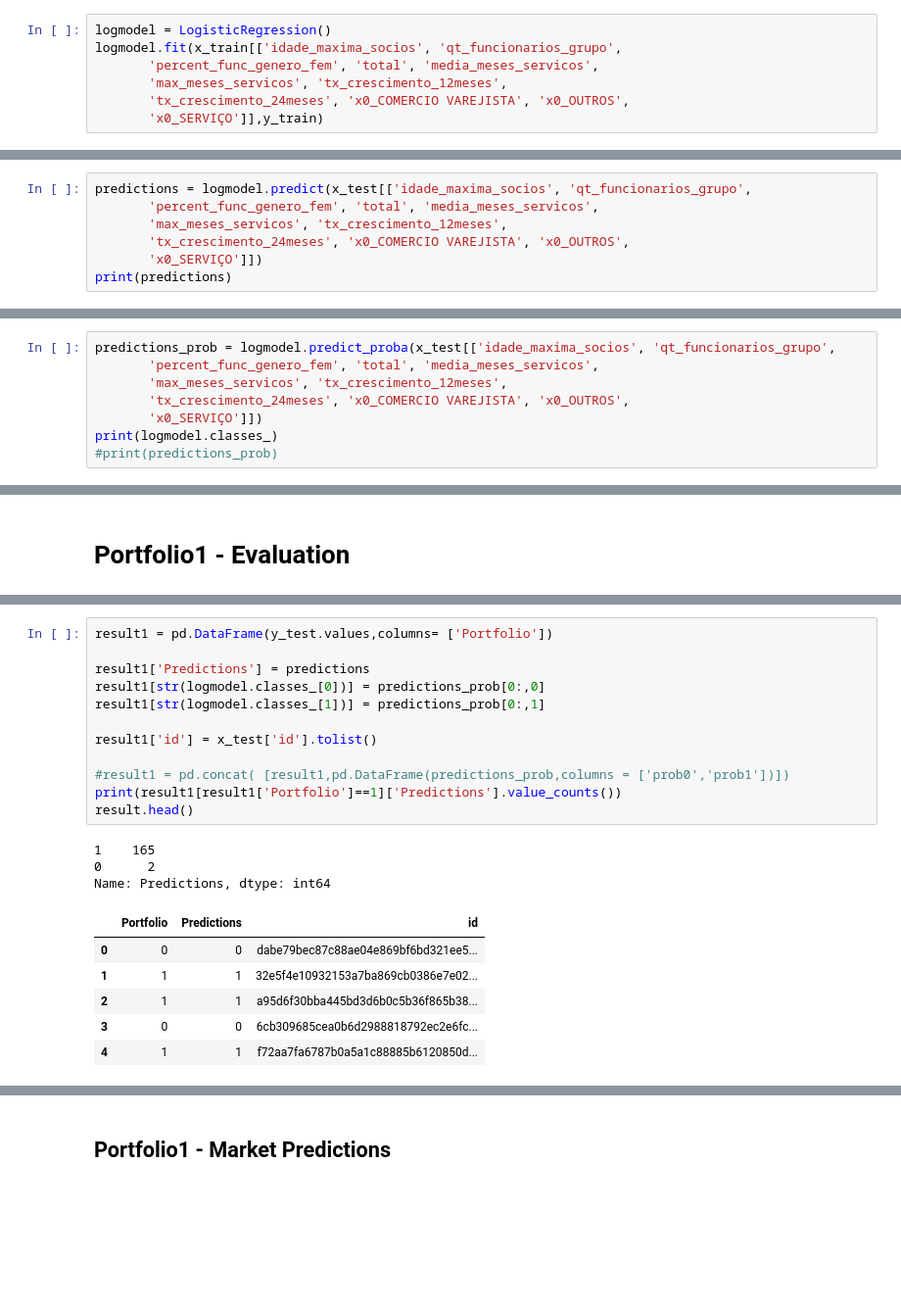
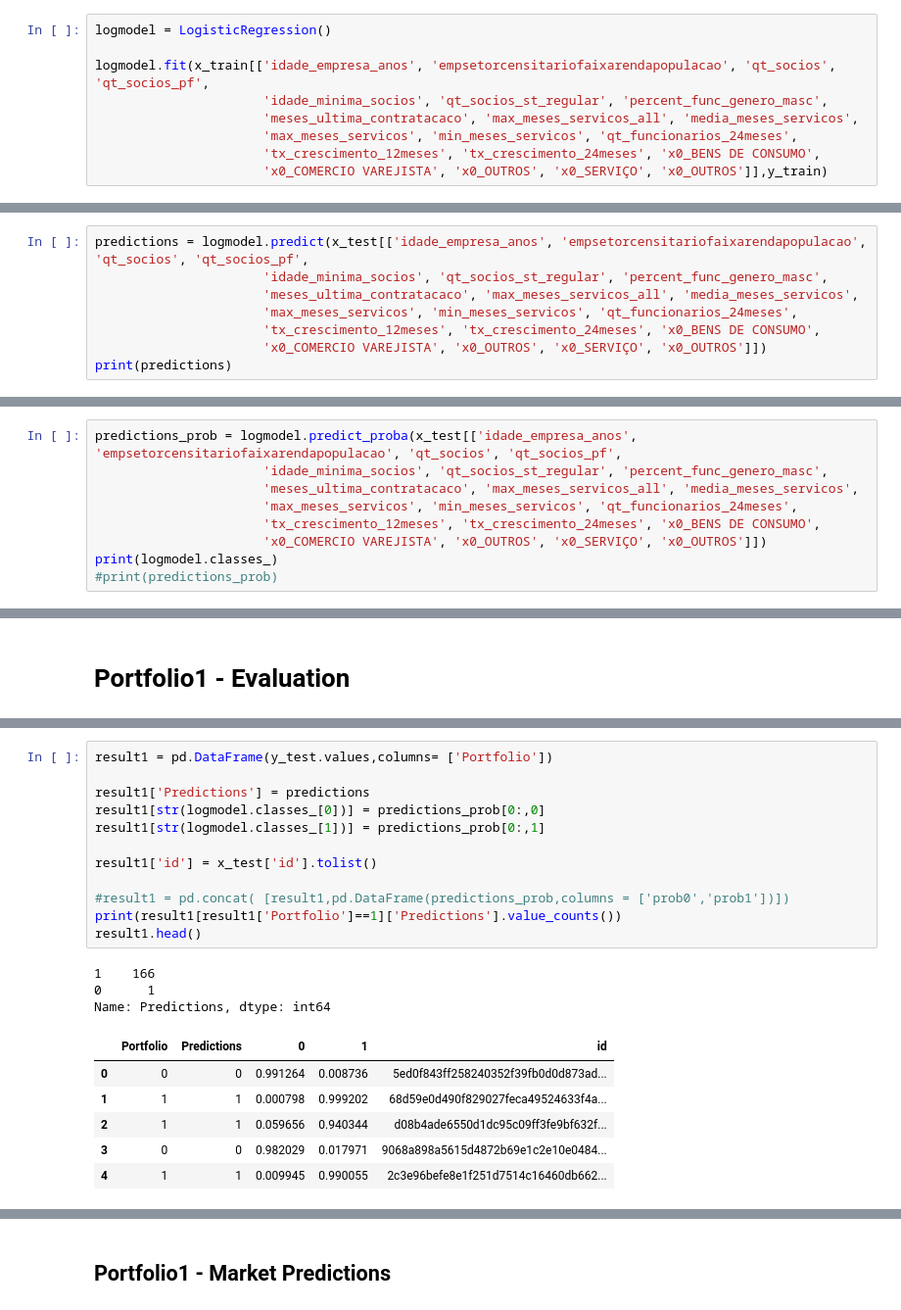
Before and after one commit to codenation-dev/squad-4-ad-data-science-1, a Jupyter notebook: analysis/logistic_regression.ipynb, the cells around one changed output, grey strips where cells are left out. Shown at 98% size. Saved outputs shown, nothing was run; the diff lists cells and outputs as text; blank space fills up the shorter version.

Commit message:
#11 Market Rank based on probabilities

```diff
--- a/analysis/logistic_regression.ipynb
+++ b/analysis/logistic_regression.ipynb
@@ -163,11 +176,13 @@ Name: portfolio, dtype: int64
 # Train model and Classification Portfolio1
 # %%
 logmodel = LogisticRegression()
-logmodel.fit(x_train[['idade_maxima_socios', 'qt_funcionarios_grupo',
-       'percent_func_genero_fem', 'total', 'media_meses_servicos',
-       'max_meses_servicos', 'tx_crescimento_12meses',
-       'tx_crescimento_24meses', 'x0_COMERCIO VAREJISTA', 'x0_OUTROS',
-       'x0_SERVIÇO']],y_train)
+
+logmodel.fit(x_train[['idade_empresa_anos', 'empsetorcensitariofaixarendapopulacao', 'qt_socios', 'qt_socios_pf',
+                      'idade_minima_socios', 'qt_socios_st_regular', 'percent_func_genero_masc',
+                      'meses_ultima_contratacaco', 'max_meses_servicos_all', 'media_meses_servicos',
+                      'max_meses_servicos', 'min_meses_servicos', 'qt_funcionarios_24meses',
+                      'tx_crescimento_12meses', 'tx_crescimento_24meses', 'x0_BENS DE CONSUMO',
+                      'x0_COMERCIO VAREJISTA', 'x0_OUTROS', 'x0_SERVIÇO', 'x0_OUTROS']],y_train)
 # %% [output]
 LogisticRegression(C=1.0, class_weight=None, dual=False, fit_intercept=True,
                    intercept_scaling=1, l1_ratio=None, max_iter=100,
@@ -175,11 +190,12 @@ LogisticRegression(C=1.0, class_weight=None, dual=False, fit_intercept=True,
                    random_state=None, solver='warn', tol=0.0001, verbose=0,
                    warm_start=False)
 # %%
-predictions = logmodel.predict(x_test[['idade_maxima_socios', 'qt_funcionarios_grupo',
-       'percent_func_genero_fem', 'total', 'media_meses_servicos',
-       'max_meses_servicos', 'tx_crescimento_12meses',
-       'tx_crescimento_24meses', 'x0_COMERCIO VAREJISTA', 'x0_OUTROS',
-       'x0_SERVIÇO']])
+predictions = logmodel.predict(x_test[['idade_empresa_anos', 'empsetorcensitariofaixarendapopulacao', 'qt_socios', 'qt_socios_pf',
+                      'idade_minima_socios', 'qt_socios_st_regular', 'percent_func_genero_masc',
+                      'meses_ultima_contratacaco', 'max_meses_servicos_all', 'media_meses_servicos',
+                      'max_meses_servicos', 'min_meses_servicos', 'qt_funcionarios_24meses',
+                      'tx_crescimento_12meses', 'tx_crescimento_24meses', 'x0_BENS DE CONSUMO',
+                      'x0_COMERCIO VAREJISTA', 'x0_OUTROS', 'x0_SERVIÇO', 'x0_OUTROS']])
 print(predictions)
 # %% [output]
 [0 1 1 0 1 1 1 0 0 0 1 1 0 1 0 0 1 1 1 1 1 1 1 1 1 0 0 0 0 1 0 0 1 1 0 0 1
@@ -192,11 +208,12 @@ print(predictions)
  0 1 1 0 0 1 0 1 1 0 1 1 0 1 0 0 0 0 0 0 0 0 1 0 1 1 0 0 1 0 1 1 0 0 0 0 1
  0 1 0 0 0 0 1 0 0 0 0 1 1 0 0 0 1 1 1 1 0 1 0 1 0 0 0 1 1 1 0 0 1 1 0 0 0]
 # %%
-predictions_prob = logmodel.predict_proba(x_test[['idade_maxima_socios', 'qt_funcionarios_grupo',
-       'percent_func_genero_fem', 'total', 'media_meses_servicos',
-       'max_meses_servicos', 'tx_crescimento_12meses',
-       'tx_crescimento_24meses', 'x0_COMERCIO VAREJISTA', 'x0_OUTROS',
-       'x0_SERVIÇO']])
+predictions_prob = logmodel.predict_proba(x_test[['idade_empresa_anos', 'empsetorcensitariofaixarendapopulacao', 'qt_socios', 'qt_socios_pf',
+                      'idade_minima_socios', 'qt_socios_st_regular', 'percent_func_genero_masc',
+                      'meses_ultima_contratacaco', 'max_meses_servicos_all', 'media_meses_servicos',
+                      'max_meses_servicos', 'min_meses_servicos', 'qt_funcionarios_24meses',
+                      'tx_crescimento_12meses', 'tx_crescimento_24meses', 'x0_BENS DE CONSUMO',
+                      'x0_COMERCIO VAREJISTA', 'x0_OUTROS', 'x0_SERVIÇO', 'x0_OUTROS']])
 print(logmodel.classes_)
 #print(predictions_prob)
 # %% [output]
@@ -225,25 +242,25 @@ Name: predictions, dtype: int64
 # %%
 result1 = pd.DataFrame(y_test.values,columns= ['Portfolio'])
 
 result1['Predictions'] = predictions
 result1[str(logmodel.classes_[0])] = predictions_prob[0:,0]
 result1[str(logmodel.classes_[1])] = predictions_prob[0:,1]
 
 result1['id'] = x_test['id'].tolist()
 
 #result1 = pd.concat( [result1,pd.DataFrame(predictions_prob,columns = ['prob0','prob1'])])
 print(result1[result1['Portfolio']==1]['Predictions'].value_counts())
-result.head()
+result1.head()
 # %% [output]
-1    165
-0      2
+1    166
+0      1
 Name: Predictions, dtype: int64
-|  | Portfolio | Predictions | id |
-| 0 | 0 | 0 | dabe79bec87c88ae04e869bf6bd321ee5... |
-| 1 | 1 | 1 | 32e5f4e10932153a7ba869cb0386e7e02... |
-| 2 | 1 | 1 | a95d6f30bba445bd3d6b0c5b36f865b38... |
-| 3 | 0 | 0 | 6cb309685cea0b6d2988818792ec2e6fc... |
-| 4 | 1 | 1 | f72aa7fa6787b0a5a1c88885b6120850d... |
+|  | Portfolio | Predictions | 0 | 1 | id |
+| 0 | 0 | 0 | 0.991264 | 0.008736 | 5ed0f843ff258240352f39fb0d0d873ad... |
+| 1 | 1 | 1 | 0.000798 | 0.999202 | 68d59e0d490f829027feca49524633f4a... |
+| 2 | 1 | 1 | 0.059656 | 0.940344 | d08b4ade6550d1dc95c09ff3fe9bf632f... |
+| 3 | 0 | 0 | 0.982029 | 0.017971 | 9068a898a5615d4872b69e1c2e10e0484... |
+| 4 | 1 | 1 | 0.009945 | 0.990055 | 2c3e96befe8e1f251d7514c16460db662... |
 # %%
 print(classification_report(y_test,predictions))
 # %% [output]
```
Also changed, not shown: parts of 37 cells of this notebook.
